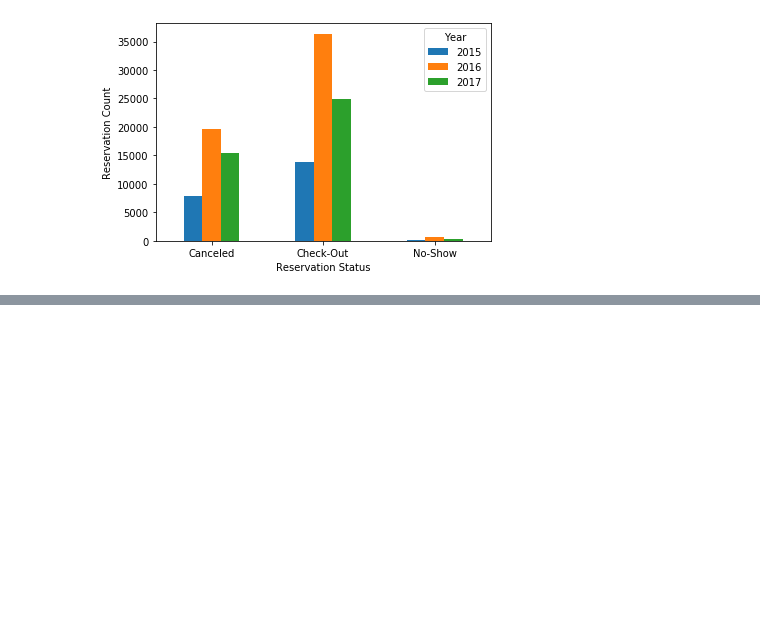
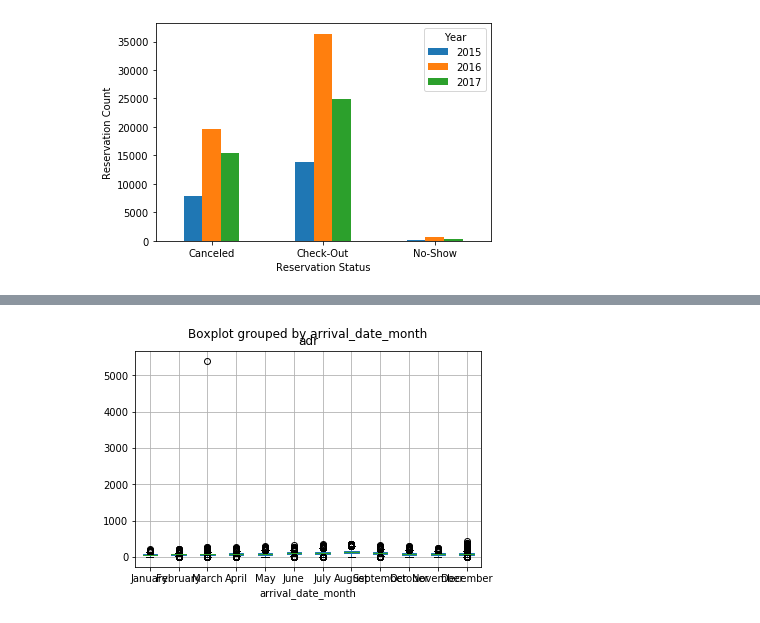
Before and after one commit to chrisrutherford/personalprojects, a Jupyter notebook: hotel/hotels.ipynb, the cells around one changed output, grey strips where cells are left out. Cells and saved outputs as stored; diff of their text form; code cells hidden in the pictures; blank space fills up the shorter version.

```diff
--- a/hotel/hotels.ipynb
+++ b/hotel/hotels.ipynb
@@ -134,0 +307,6 @@ plt.show()
+# %%
+#plt.figure(figsize=(12,5))
+hotel_2016.boxplot(column="adr",by="arrival_date_month")
+plt.show()
+# %% [output]
+[figure, added]
```
Also changed, not shown: parts of 24 cells of this notebook.
